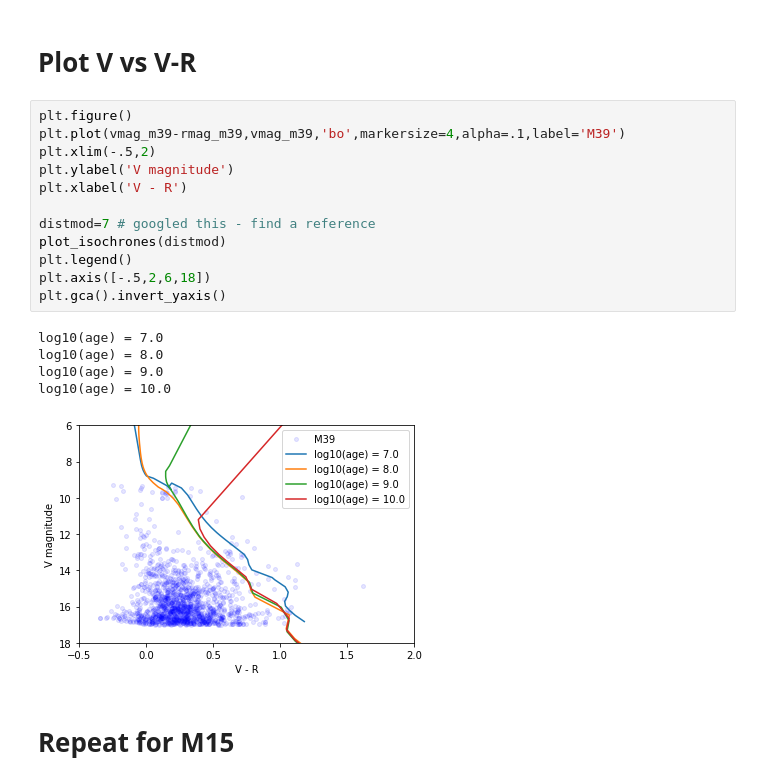
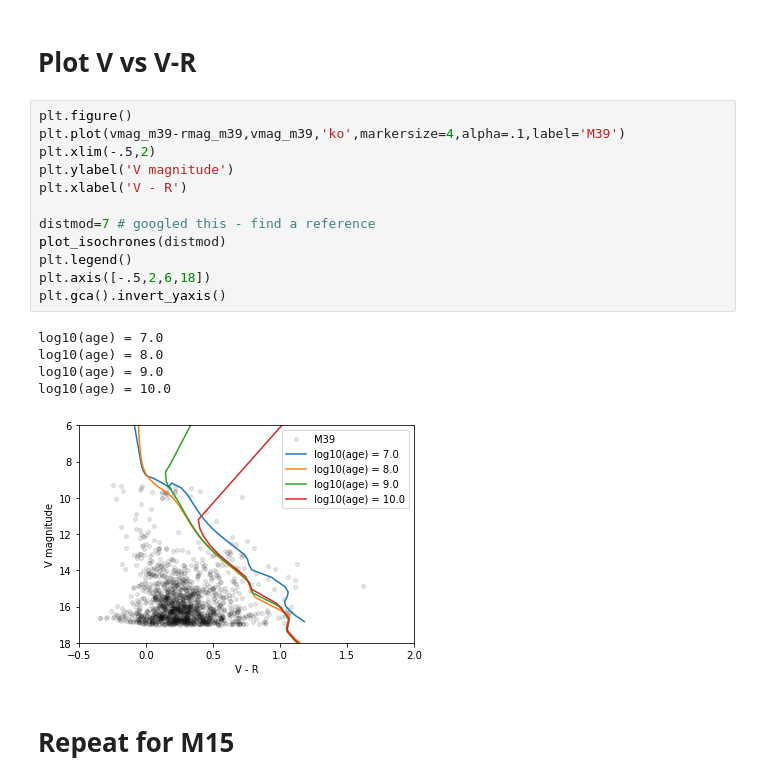
Before and after one commit to rfinn/obsastro, a Jupyter notebook: notebooks/HR-diagram.ipynb, the cells around one changed output. Drawn from its saved outputs; the diff is of its cells as text.

```diff
--- a/notebooks/HR-diagram.ipynb
+++ b/notebooks/HR-diagram.ipynb
@@ -202,22 +221,22 @@ rmag_m39 = 17. + (sources_r['mag'])[matchflag]
 # Plot V vs V-R
 # %%
 plt.figure()
-plt.plot(vmag_m39-rmag_m39,vmag_m39,'bo',markersize=4,alpha=.1,label='M39')
+plt.plot(vmag_m39-rmag_m39,vmag_m39,'ko',markersize=4,alpha=.1,label='M39')
 plt.xlim(-.5,2)
 plt.ylabel('V magnitude')
 plt.xlabel('V - R')
 
 distmod=7 # googled this - find a reference
 plot_isochrones(distmod)
 plt.legend()
 plt.axis([-.5,2,6,18])
 plt.gca().invert_yaxis()
 # %% [output]
 log10(age) = 7.0
 log10(age) = 8.0
 log10(age) = 9.0
 log10(age) = 10.0
-[figure, old version]
+[figure, new version]
 # %% [markdown]
 # Repeat for M15
 # %%
```
Also changed, not shown: parts of 6 cells of this notebook.
